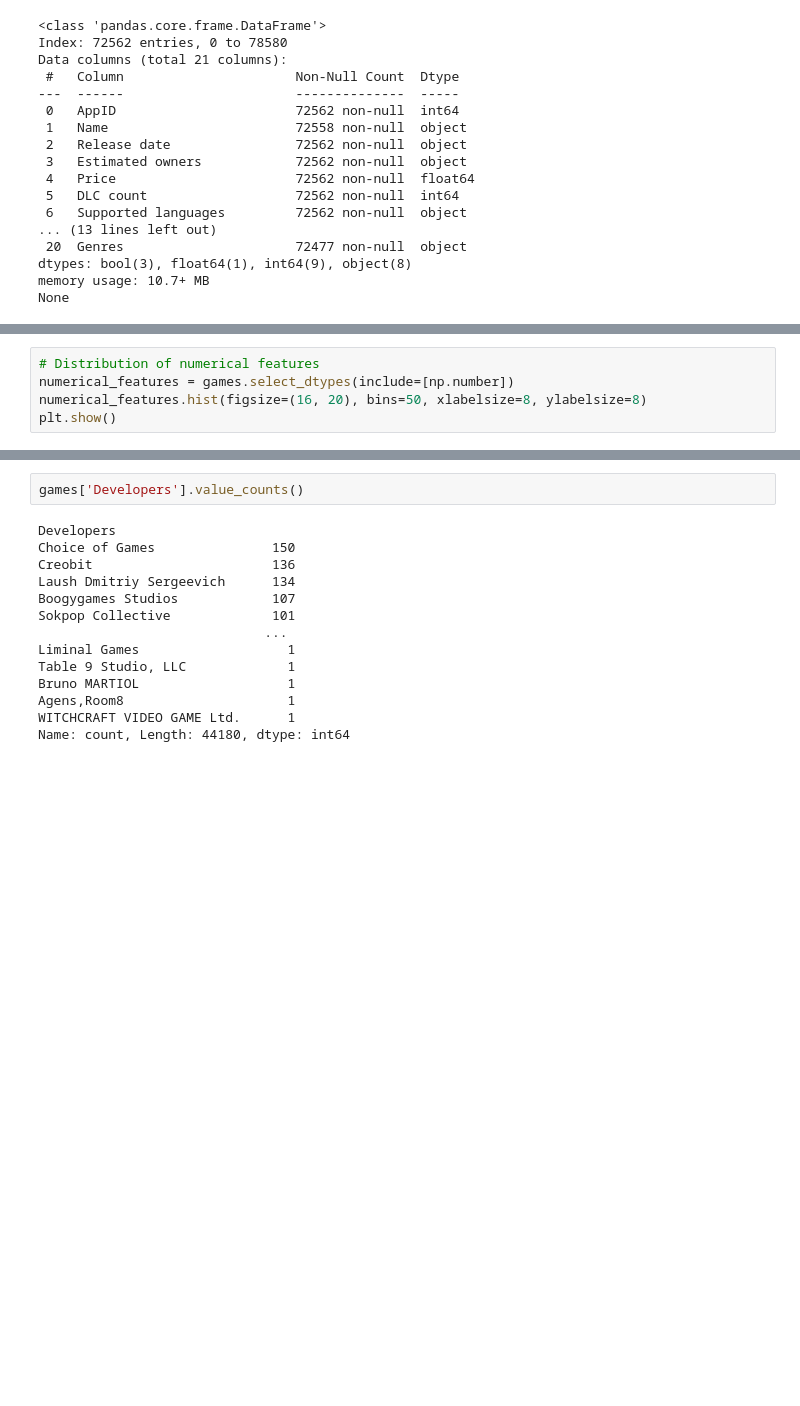
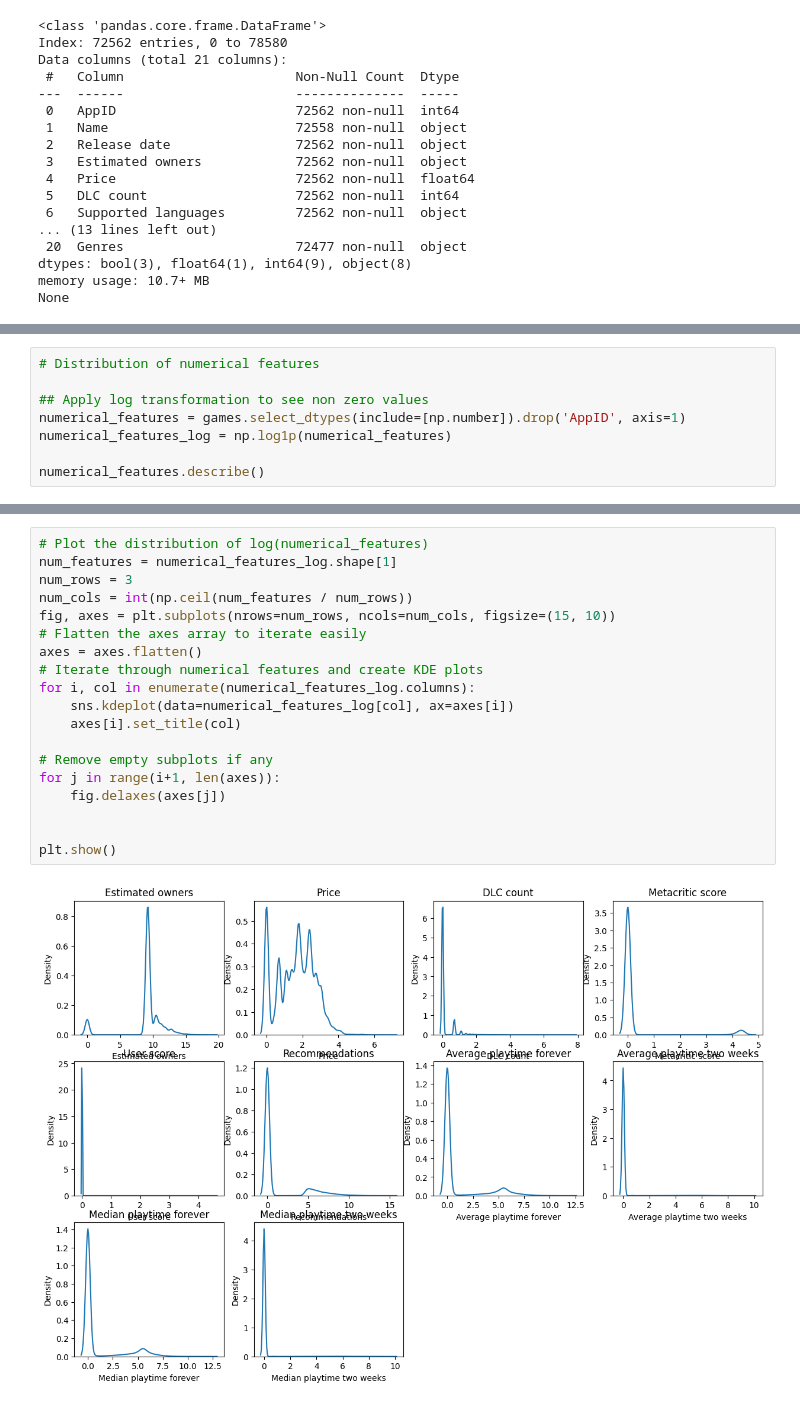
Before and after one commit to jbhiltscher/steam_project, a Jupyter notebook: SteamInsights/jake_eda.ipynb, the cells around one changed output, grey strips where cells are left out. Cells and saved outputs as stored; diff of their text form; blank space fills up the shorter version.

```diff
--- a/SteamInsights/jake_eda.ipynb
+++ b/SteamInsights/jake_eda.ipynb
@@ -91,6 +91,9 @@ plt.show()
 # %%
 # Distribution of numerical features
-numerical_features = games.select_dtypes(include=[np.number])
-numerical_features.hist(figsize=(16, 20), bins=50, xlabelsize=8, ylabelsize=8)
-plt.show()
+
+## Apply log transformation to see non zero values
+numerical_features = games.select_dtypes(include=[np.number]).drop('AppID', axis=1)
+numerical_features_log = np.log1p(numerical_features)
+
+numerical_features.describe()
 # %% [output]
@@ -98,16 +109,21 @@ plt.show()
-# %%
-games['Developers'].value_counts()
-# %% [output]
-Developers
-Choice of Games               150
-Creobit                       136
-Laush Dmitriy Sergeevich      134
-Boogygames Studios            107
-Sokpop Collective             101
-                             ...
-Liminal Games                   1
-Table 9 Studio, LLC             1
-Bruno MARTIOL                   1
-Agens,Room8                     1
-WITCHCRAFT VIDEO GAME Ltd.      1
-Name: count, Length: 44180, dtype: int64
+# %%
+# Plot the distribution of log(numerical_features)
+num_features = numerical_features_log.shape[1]
+num_rows = 3
+num_cols = int(np.ceil(num_features / num_rows))
+fig, axes = plt.subplots(nrows=num_rows, ncols=num_cols, figsize=(15, 10))
+# Flatten the axes array to iterate easily
+axes = axes.flatten()
+# Iterate through numerical features and create KDE plots
+for i, col in enumerate(numerical_features_log.columns):
+    sns.kdeplot(data=numerical_features_log[col], ax=axes[i])
+    axes[i].set_title(col)
+
+# Remove empty subplots if any
+for j in range(i+1, len(axes)):
+    fig.delaxes(axes[j])
+
+
+plt.show()
+# %% [output]
+[figure, added]
```
Also changed, not shown: parts of 10 cells of this notebook.
